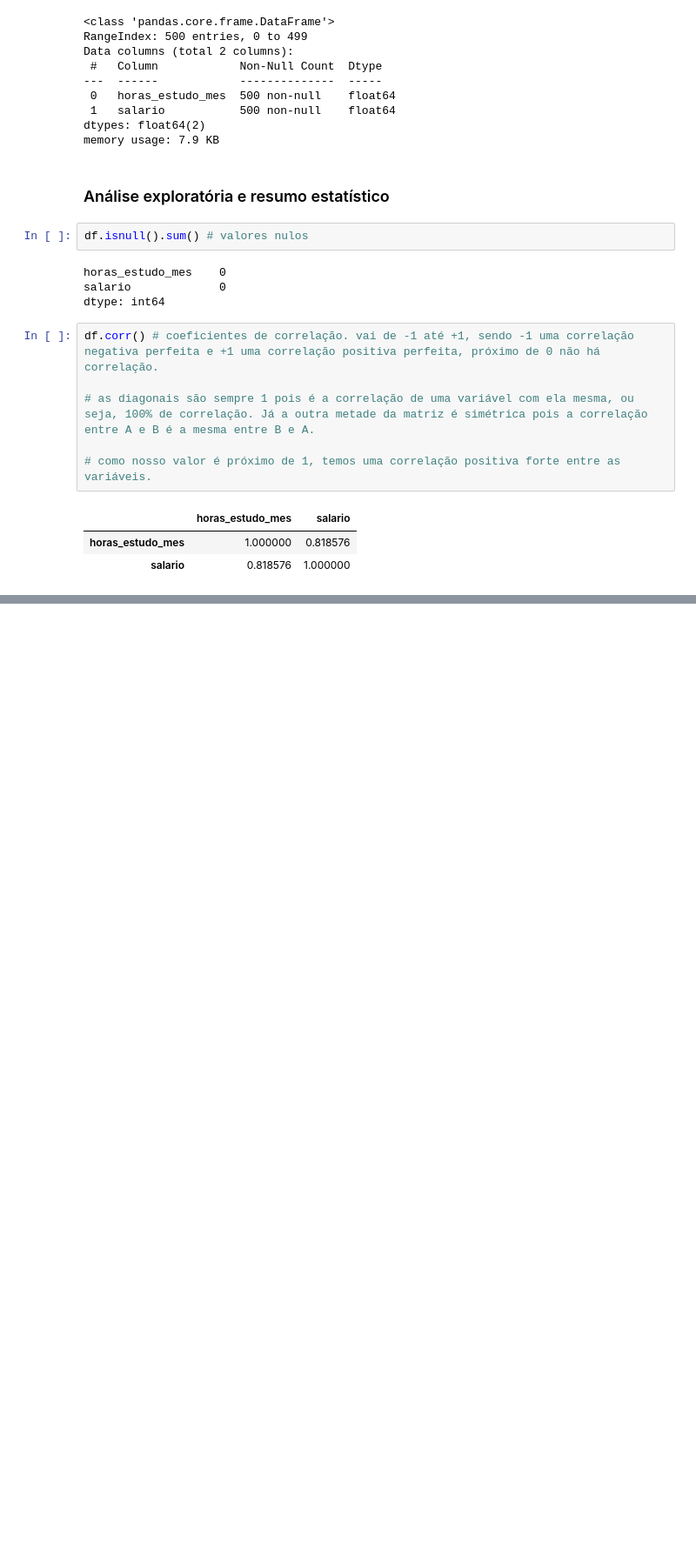
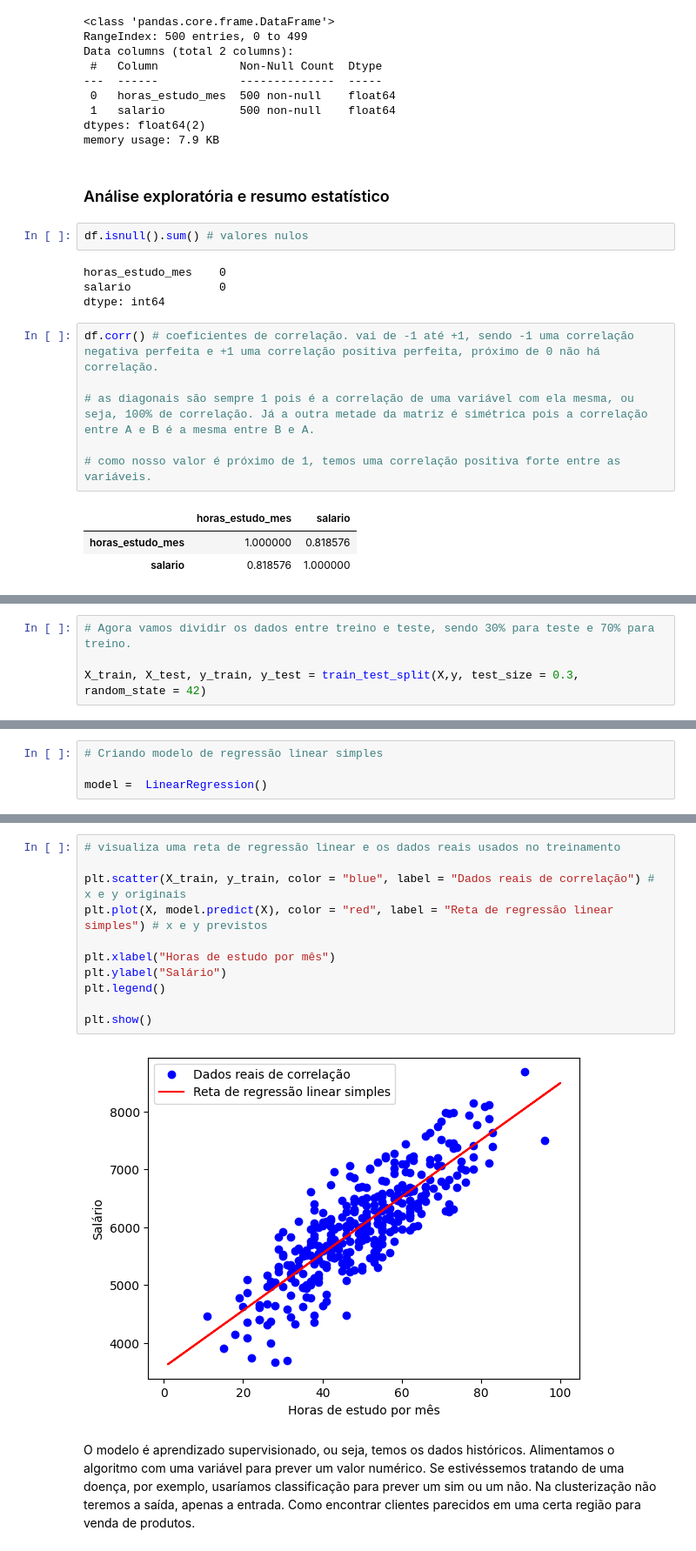
Before and after one commit to vinicius-vieri/scikitLearn, a Jupyter notebook: code.ipynb, the cells around one changed output, grey strips where cells are left out. Shown at 87% size. Drawn from its saved outputs; the diff is of its cells as text; blank space fills up the shorter version.

```diff
--- a/code.ipynb
+++ b/code.ipynb
@@ -94,0 +164,4 @@ df.corr() # coeficientes de correlação. vai de -1 até +1, sendo -1 uma correl
+# %%
+# Agora vamos dividir os dados entre treino e teste, sendo 30% para teste e 70% para treino.
+
+X_train, X_test, y_train, y_test = train_test_split(X,y, test_size = 0.3, random_state = 42)
@@ -94,0 +186,4 @@ df.corr() # coeficientes de correlação. vai de -1 até +1, sendo -1 uma correl
+# %%
+# Criando modelo de regressão linear simples
+
+model =  LinearRegression()
@@ -94,0 +196,15 @@ df.corr() # coeficientes de correlação. vai de -1 até +1, sendo -1 uma correl
+# %%
+# visualiza uma reta de regressão linear e os dados reais usados no treinamento
+
+plt.scatter(X_train, y_train, color = "blue", label = "Dados reais de correlação") # x e y originais
+plt.plot(X, model.predict(X), color = "red", label = "Reta de regressão linear simples") # x e y previstos
+
+plt.xlabel("Horas de estudo por mês")
+plt.ylabel("Salário")
+plt.legend()
+
+plt.show()
+# %% [output]
+[figure, added]
+# %% [markdown]
+O modelo é aprendizado supervisionado, ou seja, temos os dados históricos. Alimentamos o algoritmo com uma variável para prever um valor numérico. Se estivéssemos tratando de uma doença, por exemplo, usaríamos classificação para prever um sim ou um não. Na clusterização não teremos a saída, apenas a entrada. Como encontrar clientes parecidos em uma certa região para venda de produtos.
```
Also changed, not shown: parts of 28 cells of this notebook.
